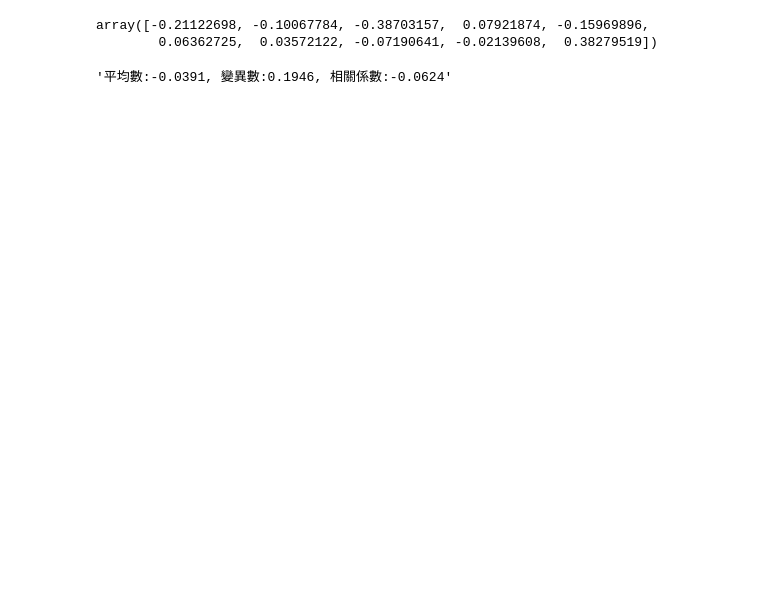
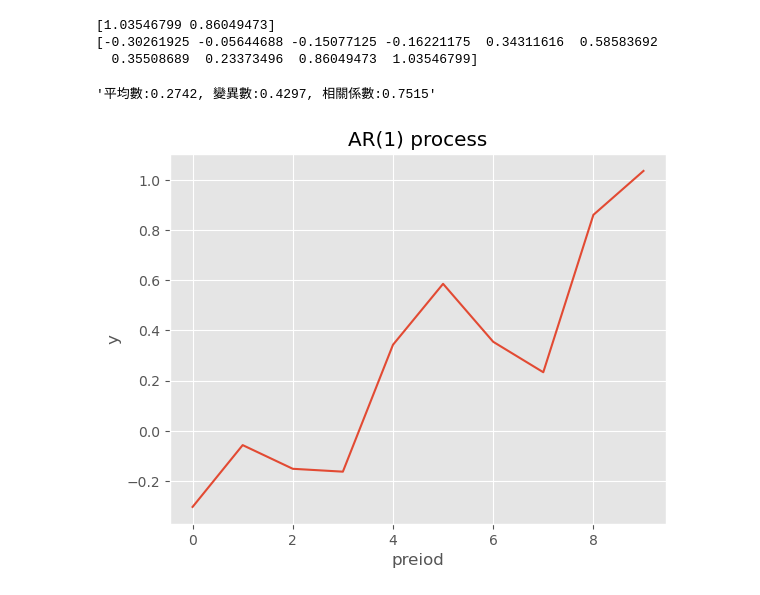
Before and after one commit to chengpeter88/eco_pro, a Jupyter notebook: final_project.ipynb, the cells around one changed output. Saved outputs shown, nothing was run; the diff lists cells and outputs as text; code cells hidden in the pictures; blank space fills up the shorter version.

```diff
--- a/final_project.ipynb
+++ b/final_project.ipynb
@@ -1,6 +1,8 @@
 # %%
 import numpy as np
 import matplotlib.pyplot as plt
+import pandas as pd
+
 class AR:
     def __init__(self, *args, epsilon, Y0):
         self.phi = np.array(args)
@@ -11,16 +13,19 @@ class AR:
     def simulate_nPeriods(self, n=1):
         simulate_nPeriods(self, n)
 
-    def clear_memory(self):
-        self.memory = np.array([])
+    #def clear_memory(self):
+    #    self.memory = np.array([])
 
     def statistics(self):
         return statistics(self)
 
     def plot(self):
-        plt.plot(self.memory)
-        plt.show()
-# helpers
+        plot(self)
+
+    def save(self, file_name):
+        save(self, file_name)
+
+# helpers  fuctions
 
 def simulate_onePeriod(ar, eps):
     y_onePeriod_ahead = ar.phi@ar.YPast + eps
@@ -37,3 +42,29 @@ def statistics(ar):
     sigma_val = np.std(ar.memory)
     corr_val = np.corrcoef(ar.memory[1:], ar.memory[:-1])[0,1]
     return f"平均數:{mu_val:.4f}, 變異數:{sigma_val:.4f}, 相關係數:{corr_val:.4f}"
+
+def plot(ar):
+    plt.style.use('ggplot')
+    plt.plot(ar.memory)
+    plt.title("AR(1) process")
+    plt.xlabel("preiod")
+    plt.ylabel("y")
+    plt.show()
+
+def save(ar, file_name):
+    df = pd.DataFrame(ar.memory)
+    if file_name.endswith('.xlsx'):
+        df.to_excel(file_name, index=False)
+    elif file_name.endswith('.txt'):
+        df.to_csv(file_name, index=False, sep='\t')
+    elif file_name.endswith('.csv'):
+        df.to_csv(file_name, index=False)
+    else:
+        raise ValueError("file_name must end with .xlsx or .txt or .csv")
+
+# Path: final_project.ipynb
+# 1.1
+#ar = AR(0.5, epsilon=lambda n: np.random.normal(0, 1, n), Y0=0)
+#ar.simulate_nPeriods(100)
+#ar.plot()
+#print(ar.statistics())
@@ -47,11 +81,17 @@ epsilon = Epsilon(0, 0.4)
 # %%
 ar = AR(0.8, -0.35, epsilon=epsilon, Y0=[0,0])
 ar.simulate_nPeriods(10)
-ar.memory
+print(ar.YPast)
+print(ar.memory)
 # %% [output]
-array([-0.21122698, -0.10067784, -0.38703157,  0.07921874, -0.15969896,
-        0.06362725,  0.03572122, -0.07190641, -0.02139608,  0.38279519])
+[1.03546799 0.86049473]
+[-0.30261925 -0.05644688 -0.15077125 -0.16221175  0.34311616  0.58583692
+  0.35508689  0.23373496  0.86049473  1.03546799]
 # %%
 ar.statistics()
 # %% [output]
-'平均數:-0.0391, 變異數:0.1946, 相關係數:-0.0624'
+'平均數:0.2742, 變異數:0.4297, 相關係數:0.7515'
+# %%
+ar.plot()
+# %% [output]
+[figure, added]
```
Also changed, not shown: parts of 12 cells of this notebook, 4 other files.
